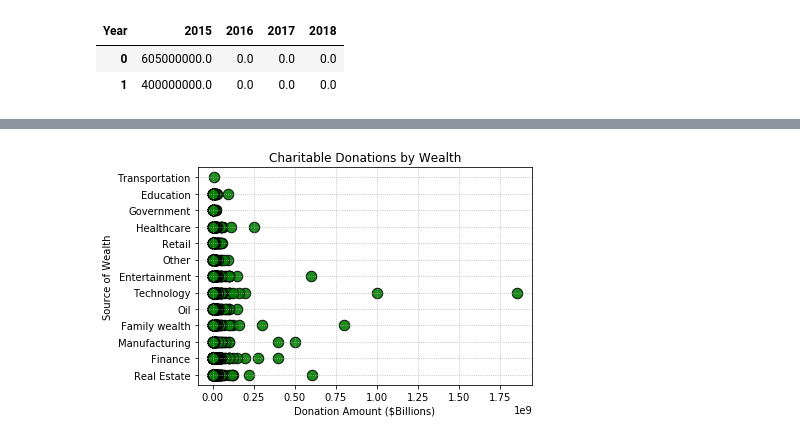
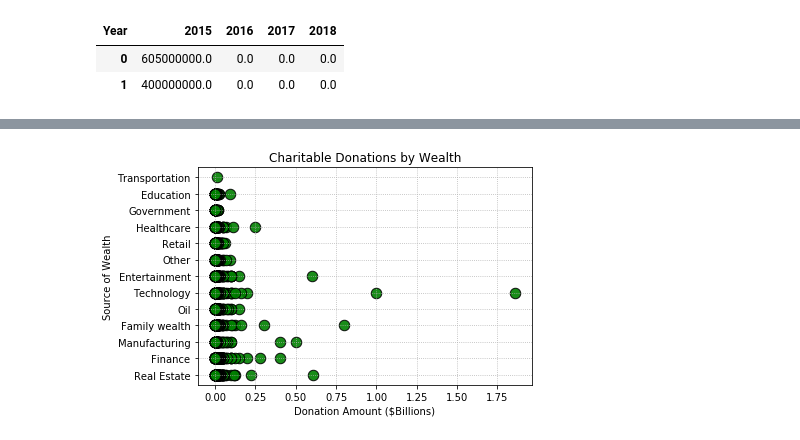
Before and after one commit to kjwunderlich/project-one---sphinx, a Jupyter notebook: Philanthropy_Data_Analysis.ipynb, the cells around one changed output, grey strips where cells are left out. Cells and saved outputs as stored; diff of their text form; code cells hidden in the pictures.

```diff
--- a/Philanthropy_Data_Analysis.ipynb
+++ b/Philanthropy_Data_Analysis.ipynb
@@ -196,25 +194,25 @@ dfinal.plot();
 # %%
 # Combined data
-x_axis = dfinal["Gift Value"]
+x_axis = dfinal["Gift Value"]/1000000000
 y_axis = dfinal["Wealth Category"]
 # colors = ["Red", "Blue", "Green", "Gold"]
 # legend = [2015, 2016, 2017,2018]
 plt.scatter(x_axis, y_axis, s=110, edgecolors='black', color='g', marker="o", alpha=0.90)
 
 #Chart labels
 plt.title("Charitable Donations by Wealth")
 plt.xlabel("Donation Amount ($Billions)")
 plt.ylabel("Source of Wealth")
 plt.grid(linestyle='dotted')
 # plt.legend((2015, 2016, 2017, 2018),scatterpoints=1,
 #            loc='upper left',bbox_to_anchor=(1.0, 1.035),ncol=1,\
 #            fontsize=8, markerscale=0.75,
 #            title='Year',edgecolor='none',framealpha=1.00)
 
 plt.savefig("All_Donations vs. Wealth.png")
 plt.show()
 # %% [output]
-[figure, old version]
+[figure, new version]
 # %%
 # Create a bar chart based off of the group series from above
 count_chart = sum_donations.plot(kind='bar',align="center", alpha=0.75)
```
Also changed, not shown: parts of 4 cells of this notebook, 1 other file.
